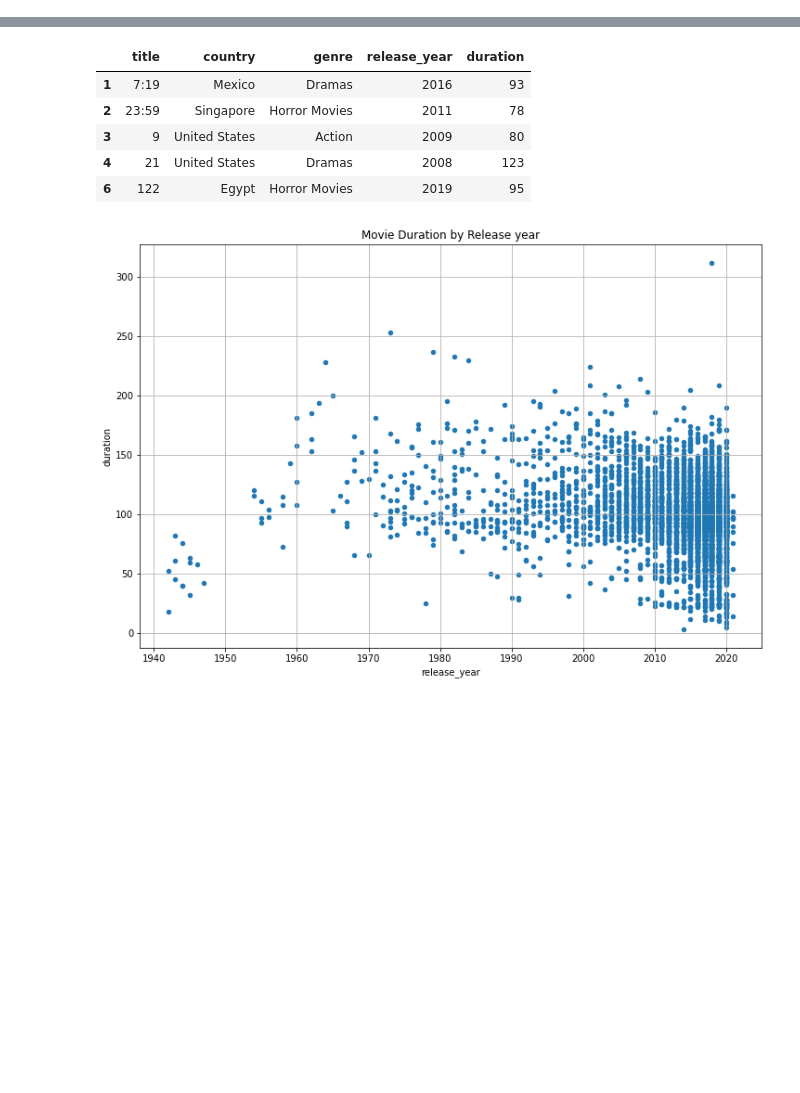
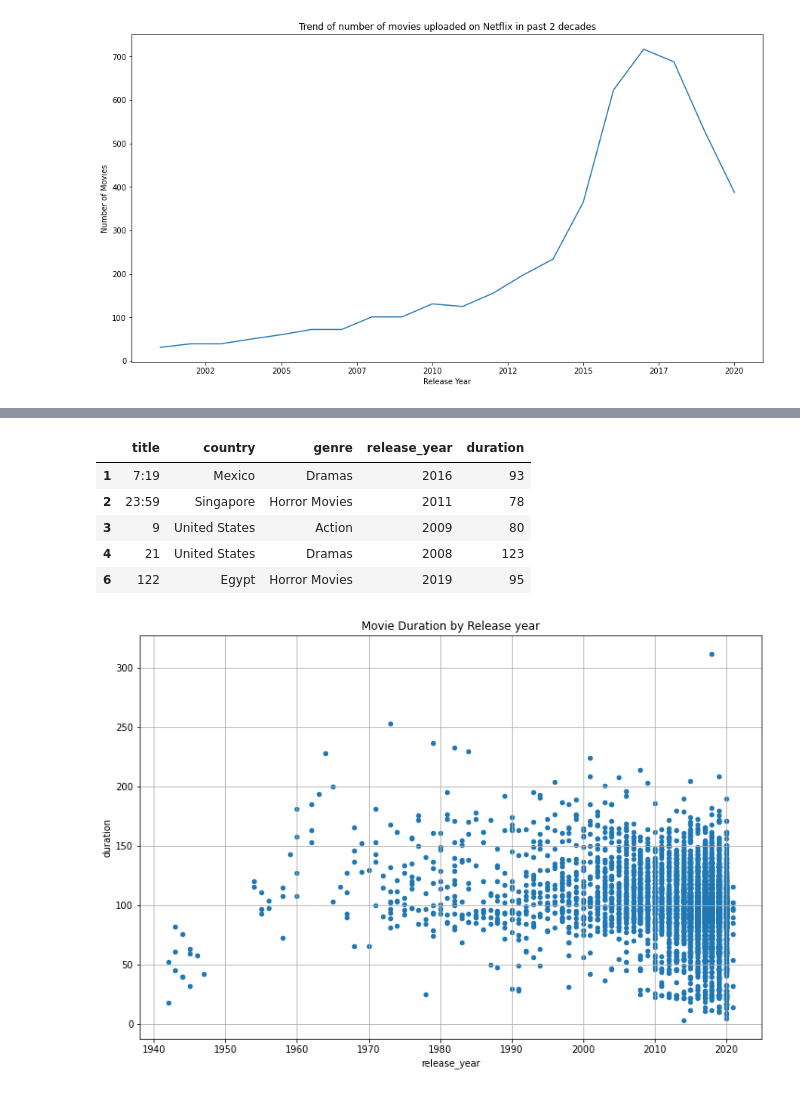
Before and after one commit to idealidler/Analyzing-netflix-movies-data, a Jupyter notebook: Netflix_notebook.ipynb, the cells around one changed output, grey strips where cells are left out. Cells and saved outputs as stored; diff of their text form; code cells hidden in the pictures; blank space fills up the shorter version.

```diff
--- a/Netflix_notebook.ipynb
+++ b/Netflix_notebook.ipynb
@@ -15,3 +22,22 @@ data.head()
 # %%
 data_movies_only = data[data['type'] == 'Movie']
 netflix_movies_col_subset = data_movies_only[['title','country','genre','release_year','duration']]
+# %%
+my_data = data_movies_only[['country','release_year']]
+# %%
+my_data = my_data.reset_index(drop = True)
+my_data = my_data.dropna()
+# %%
+after_2001 = my_data.groupby(['release_year']).count()[my_data.groupby(['release_year']).count()['country']>30]
+# %%
+after_2001.rename(columns = {'country':'Number of Movies'}, inplace = True)
+# %%
+from matplotlib.ticker import FormatStrFormatter
+plt.figure(figsize = (15,8))
+ax = sns.lineplot(data = after_2001, x = 'release_year', y = 'Number of Movies')
+ax.xaxis.set_major_formatter(FormatStrFormatter('%d'))
+plt.xlabel('Release Year')
+plt.title('Trend of number of movies uploaded on Netflix in past 2 decades')
+plt.show()
+# %% [output]
+[figure, added]
```
Also changed, not shown: parts of 11 cells of this notebook.
